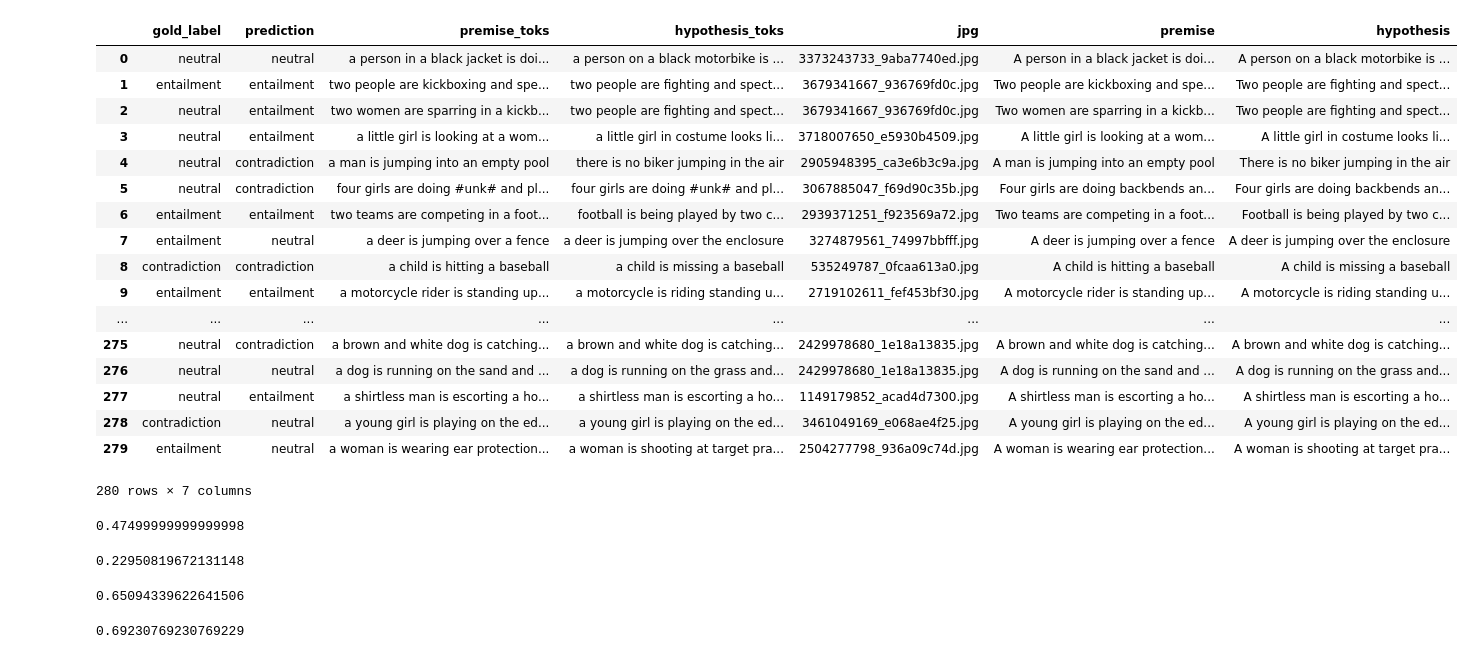
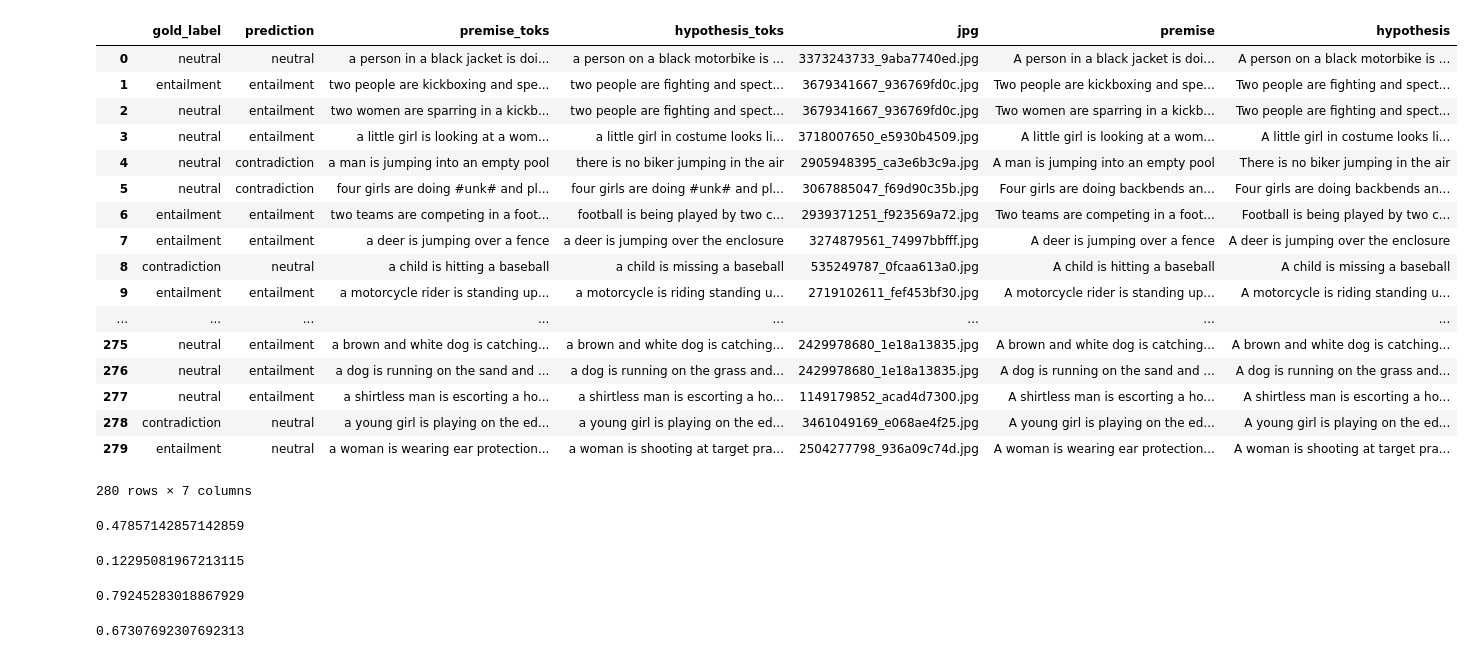
Before and after one commit to hoavt-54/nli-images, a Jupyter notebook: models/results/evaluate_accuracy_per_class.ipynb, the cells around one changed output. Saved outputs shown, nothing was run; the diff lists cells and outputs as text; code cells hidden in the pictures.

```diff
--- a/models/results/evaluate_accuracy_per_class.ipynb
+++ b/models/results/evaluate_accuracy_per_class.ipynb
@@ -1,49 +1,49 @@
 # %%
 import pandas as pd
+from sklearn.metrics import accuracy_score
 data = pd.read_csv(
-    "bottom_up_top_down_vte_model/vsnli_train_to_difficult_vsick2.predictions",
+    "mt_model/vsnli_and_ic_train_to_difficult_vsick2.predictions",
     sep="\t",
     header=None,
     names=["gold_label", "prediction", "premise_toks", "hypothesis_toks", "jpg", "premise", "hypothesis"]
     # Remove the "jpg" column when the predictions of the blind models are considered
 )
 data
 # %% [output]
 |  | gold_label | prediction | premise_toks | hypothesis_toks | jpg | premise | hypothesis |
 | 0 | neutral | neutral | a person in a black jacket is doi... | a person on a black motorbike is ... | 3373243733_9aba7740ed.jpg | A person in a black jacket is doi... | A person on a black motorbike is ... |
 | 1 | entailment | entailment | two people are kickboxing and spe... | two people are fighting and spect... | 3679341667_936769fd0c.jpg | Two people are kickboxing and spe... | Two people are fighting and spect... |
 | 2 | neutral | entailment | two women are sparring in a kickb... | two people are fighting and spect... | 3679341667_936769fd0c.jpg | Two women are sparring in a kickb... | Two people are fighting and spect... |
 | 3 | neutral | entailment | a little girl is looking at a wom... | a little girl in costume looks li... | 3718007650_e5930b4509.jpg | A little girl is looking at a wom... | A little girl in costume looks li... |
 | 4 | neutral | contradiction | a man is jumping into an empty pool | there is no biker jumping in the air | 2905948395_ca3e6b3c9a.jpg | A man is jumping into an empty pool | There is no biker jumping in the air |
 | 5 | neutral | contradiction | four girls are doing #unk# and pl... | four girls are doing #unk# and pl... | 3067885047_f69d90c35b.jpg | Four girls are doing backbends an... | Four girls are doing backbends an... |
 | 6 | entailment | entailment | two teams are competing in a foot... | football is being played by two c... | 2939371251_f923569a72.jpg | Two teams are competing in a foot... | Football is being played by two c... |
-| 7 | entailment | neutral | a deer is jumping over a fence | a deer is jumping over the enclosure | 3274879561_74997bbfff.jpg | A deer is jumping over a fence | A deer is jumping over the enclosure |
-| 8 | contradiction | contradiction | a child is hitting a baseball | a child is missing a baseball | 535249787_0fcaa613a0.jpg | A child is hitting a baseball | A child is missing a baseball |
+| 7 | entailment | entailment | a deer is jumping over a fence | a deer is jumping over the enclosure | 3274879561_74997bbfff.jpg | A deer is jumping over a fence | A deer is jumping over the enclosure |
+| 8 | contradiction | neutral | a child is hitting a baseball | a child is missing a baseball | 535249787_0fcaa613a0.jpg | A child is hitting a baseball | A child is missing a baseball |
 | 9 | entailment | entailment | a motorcycle rider is standing up... | a motorcycle is riding standing u... | 2719102611_fef453bf30.jpg | A motorcycle rider is standing up... | A motorcycle is riding standing u... |
 | ... | ... | ... | ... | ... | ... | ... | ... |
-| 275 | neutral | contradiction | a brown and white dog is catching... | a brown and white dog is catching... | 2429978680_1e18a13835.jpg | A brown and white dog is catching... | A brown and white dog is catching... |
-| 276 | neutral | neutral | a dog is running on the sand and ... | a dog is running on the grass and... | 2429978680_1e18a13835.jpg | A dog is running on the sand and ... | A dog is running on the grass and... |
+| 275 | neutral | entailment | a brown and white dog is catching... | a brown and white dog is catching... | 2429978680_1e18a13835.jpg | A brown and white dog is catching... | A brown and white dog is catching... |
+| 276 | neutral | entailment | a dog is running on the sand and ... | a dog is running on the grass and... | 2429978680_1e18a13835.jpg | A dog is running on the sand and ... | A dog is running on the grass and... |
 | 277 | neutral | entailment | a shirtless man is escorting a ho... | a shirtless man is escorting a ho... | 1149179852_acad4d7300.jpg | A shirtless man is escorting a ho... | A shirtless man is escorting a ho... |
 | 278 | contradiction | neutral | a young girl is playing on the ed... | a young girl is playing on the ed... | 3461049169_e068ae4f25.jpg | A young girl is playing on the ed... | A young girl is playing on the ed... |
 | 279 | entailment | neutral | a woman is wearing ear protection... | a woman is shooting at target pra... | 2504277798_936a09c74d.jpg | A woman is wearing ear protection... | A woman is shooting at target pra... |
 280 rows × 7 columns
 # %%
-accuracy = (gold_labels == predictions).sum() / float(len(data))
 accuracy_score(data["gold_label"], data["prediction"])
 # %% [output]
-0.47499999999999998
+0.47857142857142859
 # %%
 data_neutral = data.loc[data["gold_label"] == "neutral"]
 accuracy_score(data_neutral["gold_label"], data_neutral["prediction"])
 # %% [output]
-0.22950819672131148
+0.12295081967213115
 # %%
 data_entailment = data.loc[data["gold_label"] == "entailment"]
 accuracy_score(data_entailment["gold_label"], data_entailment["prediction"])
 # %% [output]
-0.65094339622641506
+0.79245283018867929
 # %%
 data_contradiction = data.loc[data["gold_label"] == "contradiction"]
 accuracy_score(data_contradiction["gold_label"], data_contradiction["prediction"])
 # %% [output]
-0.69230769230769229
+0.67307692307692313
```
